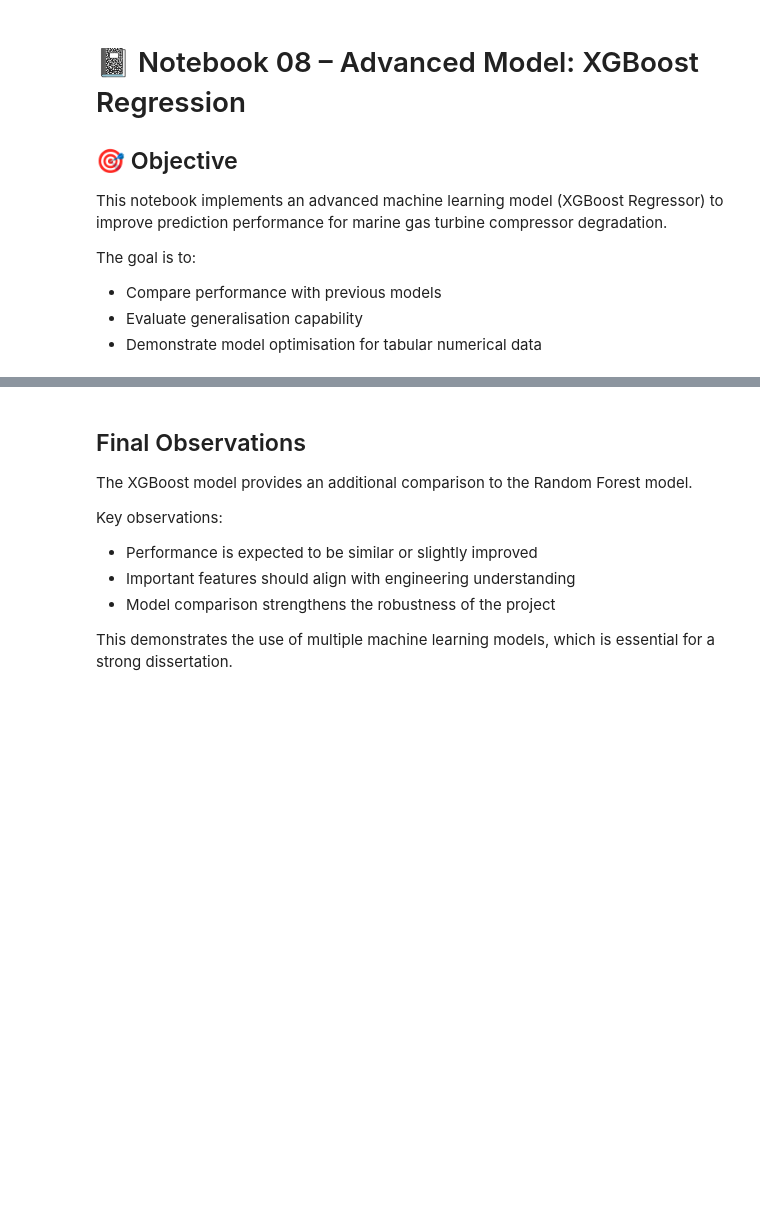
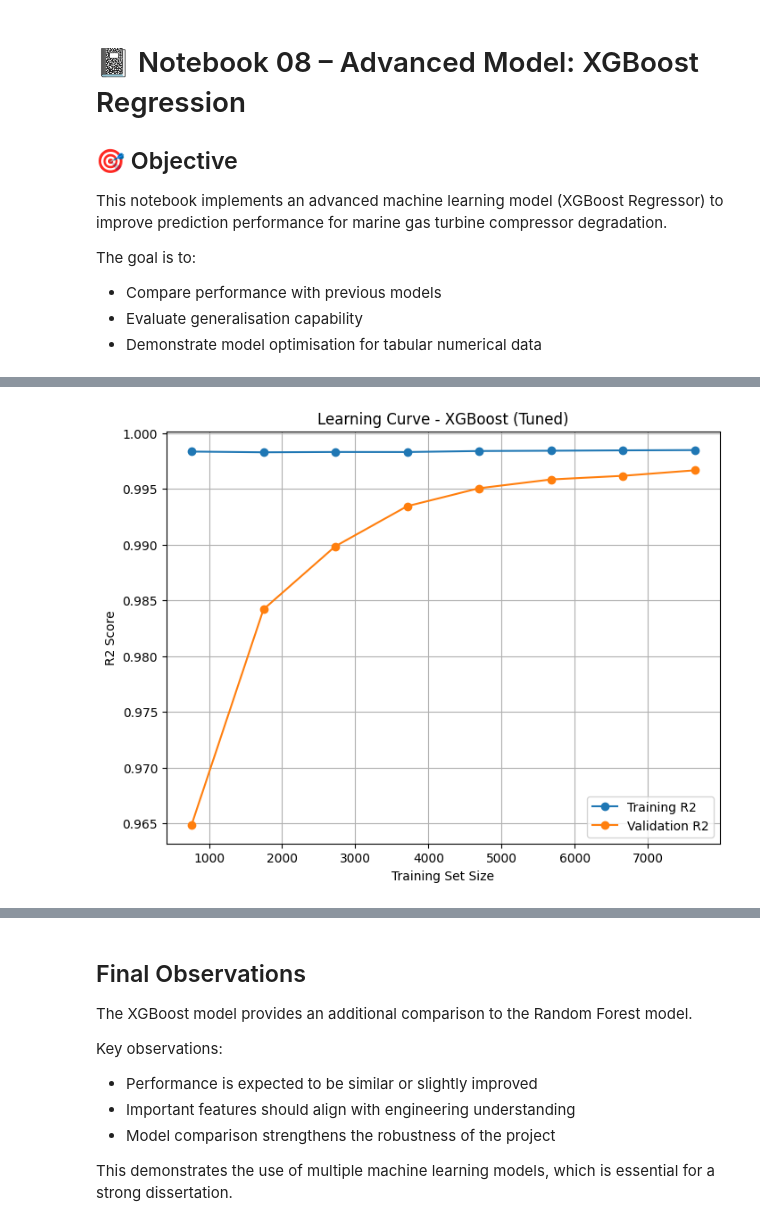
Before and after one commit to meiladrahmani556/marine-cbm-ml-dissertation, a Jupyter notebook: JupyterNotebook/08_XGBoost_Model.ipynb, the cells around one changed output, grey strips where cells are left out. Saved outputs shown, nothing was run; the diff lists cells and outputs as text; code cells hidden in the pictures; blank space fills up the shorter version.

```diff
--- a/JupyterNotebook/08_XGBoost_Model.ipynb
+++ b/JupyterNotebook/08_XGBoost_Model.ipynb
@@ -135,0 +266,25 @@ plt.show()
+# %%
+train_sizes, train_scores, val_scores = learning_curve(
+    xgb_tuned,
+    X_train,
+    y_train,
+    cv=5,
+    scoring='r2',
+    train_sizes=np.linspace(0.1, 1.0, 8),
+    n_jobs=-1
+)
+
+train_mean = np.mean(train_scores, axis=1)
+val_mean   = np.mean(val_scores,   axis=1)
+
+plt.figure(figsize=(8, 6))
+plt.plot(train_sizes, train_mean, marker='o', label='Training R2')
+plt.plot(train_sizes, val_mean,   marker='o', label='Validation R2')
+plt.xlabel('Training Set Size')
+plt.ylabel('R2 Score')
+plt.title('Learning Curve - XGBoost (Tuned)')
+plt.legend()
+plt.grid()
+plt.show()
+# %% [output]
+[figure, added]
```
Also changed, not shown: parts of 22 cells of this notebook.
